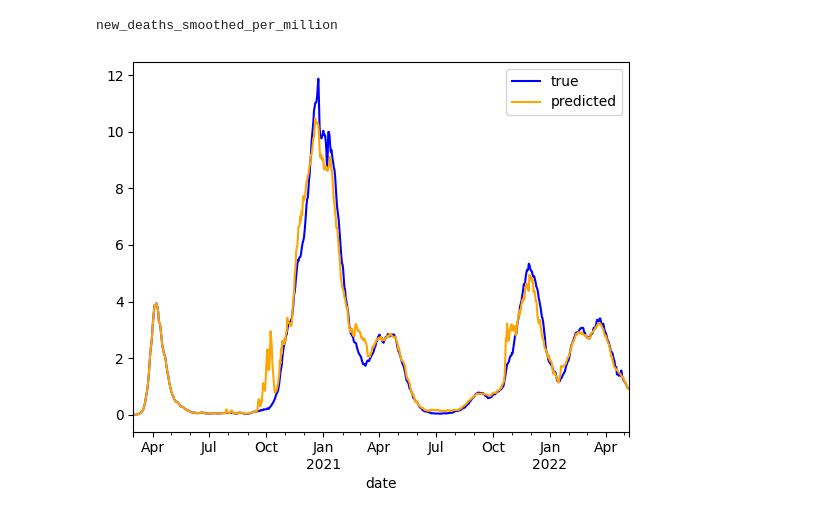
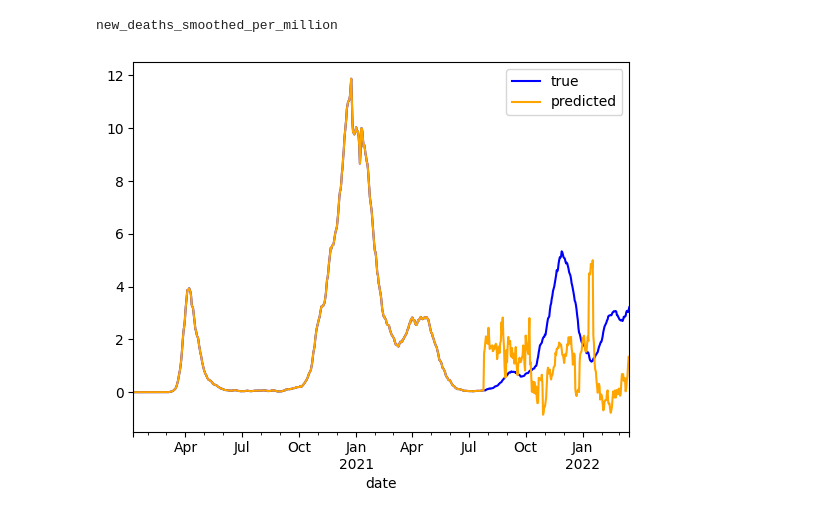
Before and after one commit to armsp/BDPP-23-Covid-Project, a Jupyter notebook: work/project/predict_h.ipynb, the cells around one changed output. Cells and saved outputs as stored; diff of their text form; code cells hidden in the pictures.

```diff
--- a/work/project/predict_h.ipynb
+++ b/work/project/predict_h.ipynb
@@ -7,22 +7,30 @@ verbose.set_level( 0 )
 data_for_country = require.single( "data_for_country" )
 crop_to_valid_range = require.single( "crop_to_valid_range" )
 df = crop_to_valid_range( data_for_country.get_result( "Germany" ))
-model = nodes.find( "train_honest_forward" ).get_result( subset = slice( 0, 5 ))
+#model = nodes.find( "train_honest_forward" ).get_result( subset = slice( 0, 5 ))
+model = nodes.find( "train_ensemble" ).get_result( )
 # %%
 import matplotlib.pyplot as plt
 
 time_range = slice( 0, 800 )
-column = 1
+column_name = "new_deaths_smoothed_per_million"
+column = df.columns.tolist( ).index( column_name )
 
-df_pred = model.predict_replace( df )
+start = 565
+df_pred = model.predict_replace( df, start = start )
+df_pred.iloc[ :start ] = df.iloc[ :start ]
+assert not df.isna( ).any( ).any( )
+assert not df_pred.isna( ).any( ).any( )
+
 df.iloc[ time_range, column ].plot( color = "blue" )
 df_pred.iloc[ time_range, column ].plot( color = "orange" )
+
 
 line = lambda color, label: plt.Line2D([ ], [ ], color = color, label = label )
 h = [ line( "blue", "true" ), line( "orange", "predicted" )]
 
 plt.legend( handles = h )
 print( df_pred.columns[ column ])
 # %% [output]
 new_deaths_smoothed_per_million
-[figure, old version]
+[figure, new version]
```
Also changed, not shown: parts of 1 cell of this notebook, 18 other files.
